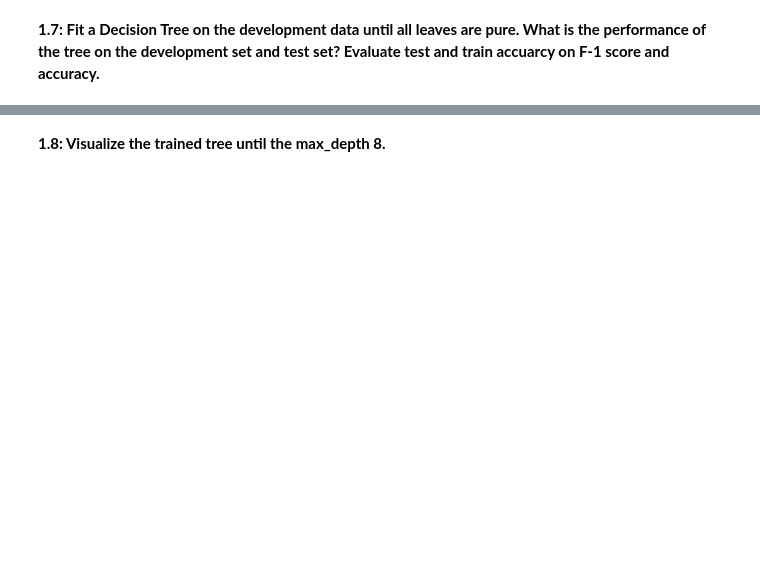
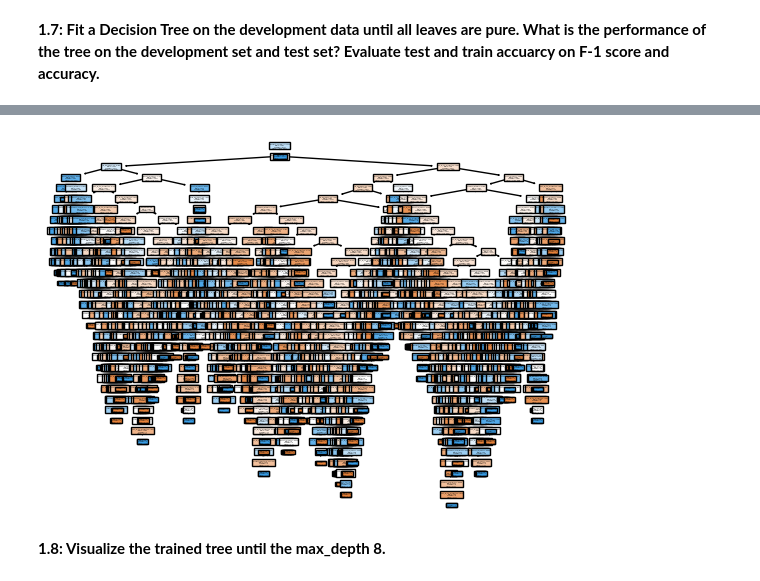
Before and after one commit to JasonHJJin/applied_ml, a Jupyter notebook: hw2/AML_HW2_Spring23_Questions.ipynb, the cells around one changed output, grey strips where cells are left out. Cells and saved outputs as stored; diff of their text form; code cells hidden in the pictures; blank space fills up the shorter version.

```diff
--- a/hw2/AML_HW2_Spring23_Questions.ipynb
+++ b/hw2/AML_HW2_Spring23_Questions.ipynb
@@ -57,0 +156,4 @@ import time
+# %%
+## YOUR CODE HERE
+from sklearn.model_selection import train_test_split
+X_dev, X_test, y_dev, y_test = train_test_split(df[te_features+ohe_features+num_features], df['Reached_On_Time'], test_size=0.2, stratify=df['Reached_On_Time'], random_state=42)
@@ -64,2 +175,12 @@ import time
+# %%
+## YOUR CODE HERE
+#pip install category_encoders
+from sklearn.compose import make_column_transformer
+from sklearn.preprocessing import StandardScaler, OneHotEncoder
+from category_encoders import TargetEncoder
+preprocess = make_column_transformer((StandardScaler(), num_features),
+                                     (OneHotEncoder(handle_unknown='ignore'), ohe_features),
+                                     (TargetEncoder(handle_unknown='ignore'), te_features),
+                                     remainder='passthrough')
 # %% [markdown]
 **1.7: Fit a Decision Tree on the development data until all leaves are pure. What is the performance of the tree on the development set and test set? Evaluate test and train accuarcy on F-1 score and accuracy.**
@@ -68,2 +215,12 @@ import time
+# %%
+## YOUR CODE HERE
+best_tree = grid_search_results.best_estimator_
+ohe_feature_names = preprocess.named_transformers_['onehotencoder'].get_feature_names()
+te_feature_names = preprocess.named_transformers_['targetencoder'].get_feature_names()
+feature_names = num_features + ohe_feature_names.tolist() + te_feature_names
+visual_tree = plot_tree(best_tree, feature_names=feature_names, filled=True)
+plt.show()
+# %% [output]
+[figure, added]
 # %% [markdown]
 **1.8: Visualize the trained tree until the max_depth 8.**
```
Also changed, not shown: parts of 66 cells of this notebook, 3 other files.
